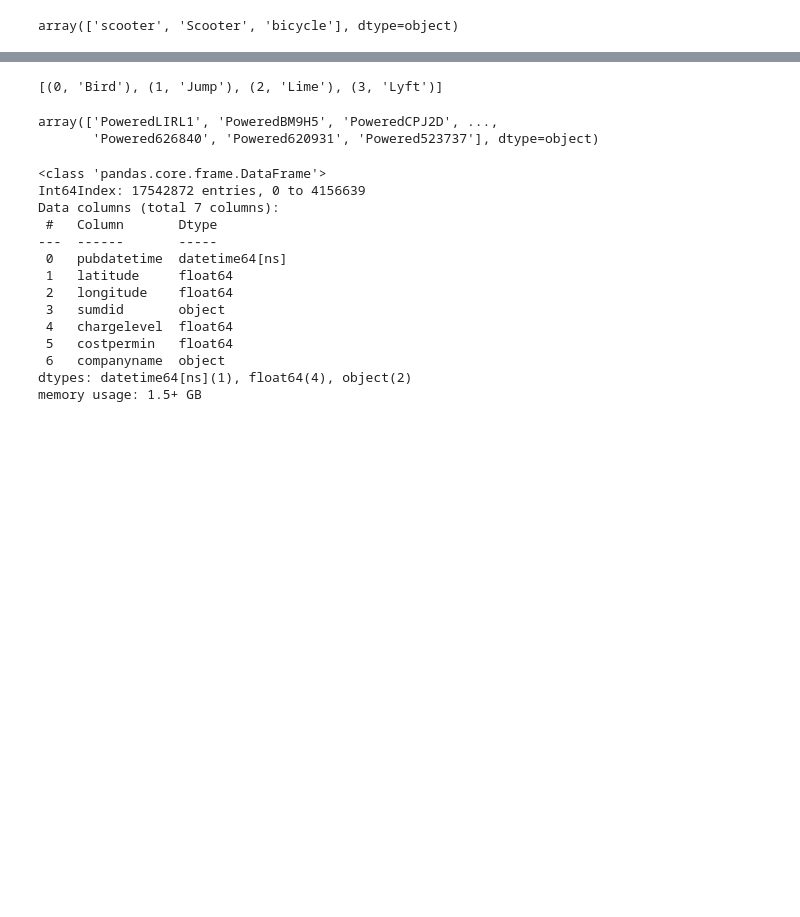
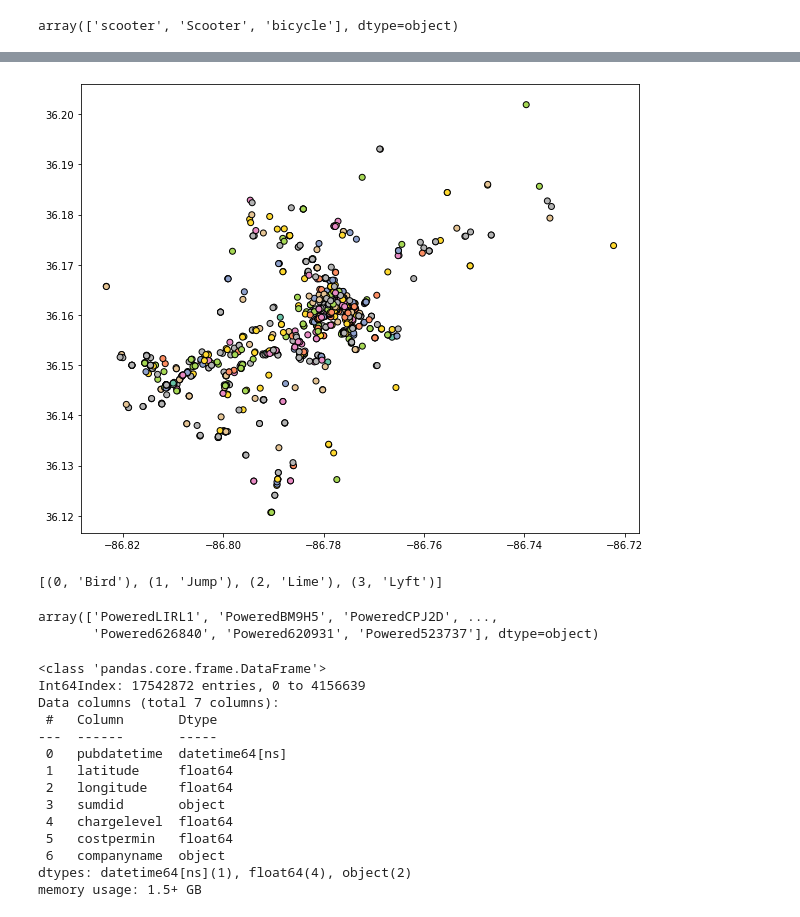
Before and after one commit to Quezadajl/nashville-scooters-project, a Jupyter notebook: notebooks/may.ipynb, the cells around one changed output, grey strips where cells are left out. Drawn from its saved outputs; the diff is of its cells as text; code cells hidden in the pictures; blank space fills up the shorter version.

```diff
--- a/notebooks/may.ipynb
+++ b/notebooks/may.ipynb
@@ -107,0 +126,3 @@ may_inv.head(10)
+# %%
+%%time
+may_inv['geometry'] = may_inv.apply(lambda x: Point((x.longitude, x.latitude)), axis=1)
@@ -107,0 +140,3 @@ may_inv.head(10)
+# %%
+test = may_inv.head(1000)
+test.info()
@@ -107,0 +159,2 @@ may_inv.head(10)
+# %%
+test = gpd.GeoDataFrame(test)
@@ -108,3 +170,10 @@ may_inv.head(10)
+# %%
+test.plot(column = 'chargelevel', figsize=(10, 10),
+              edgecolor = 'black',
+              cmap = 'Set2')
+plt.show()
+# %% [output]
+[figure, added]
 # %%
 may_companies = list(enumerate(may_inv.companyname.unique()))
 may_companies
```
Also changed, not shown: parts of 19 cells of this notebook.
